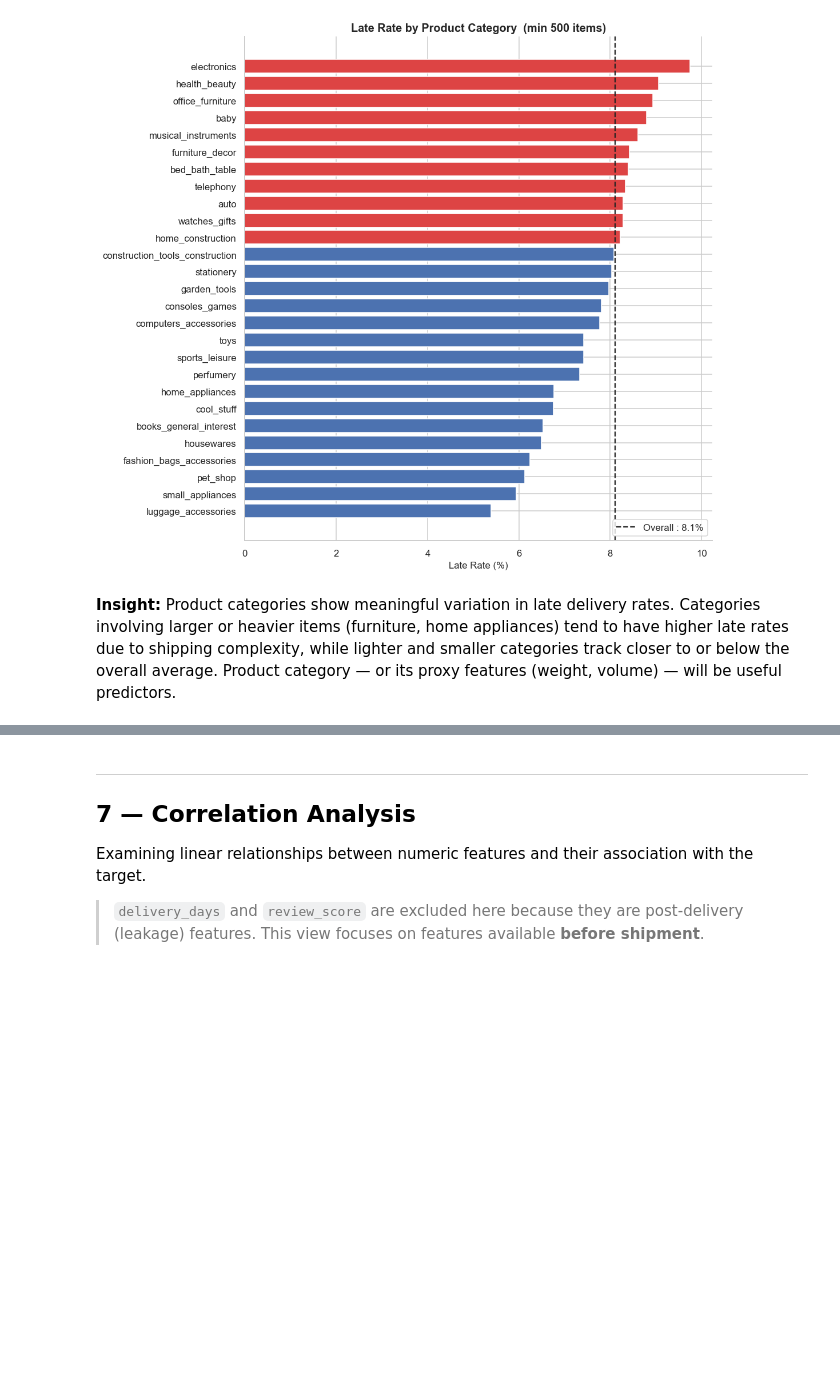
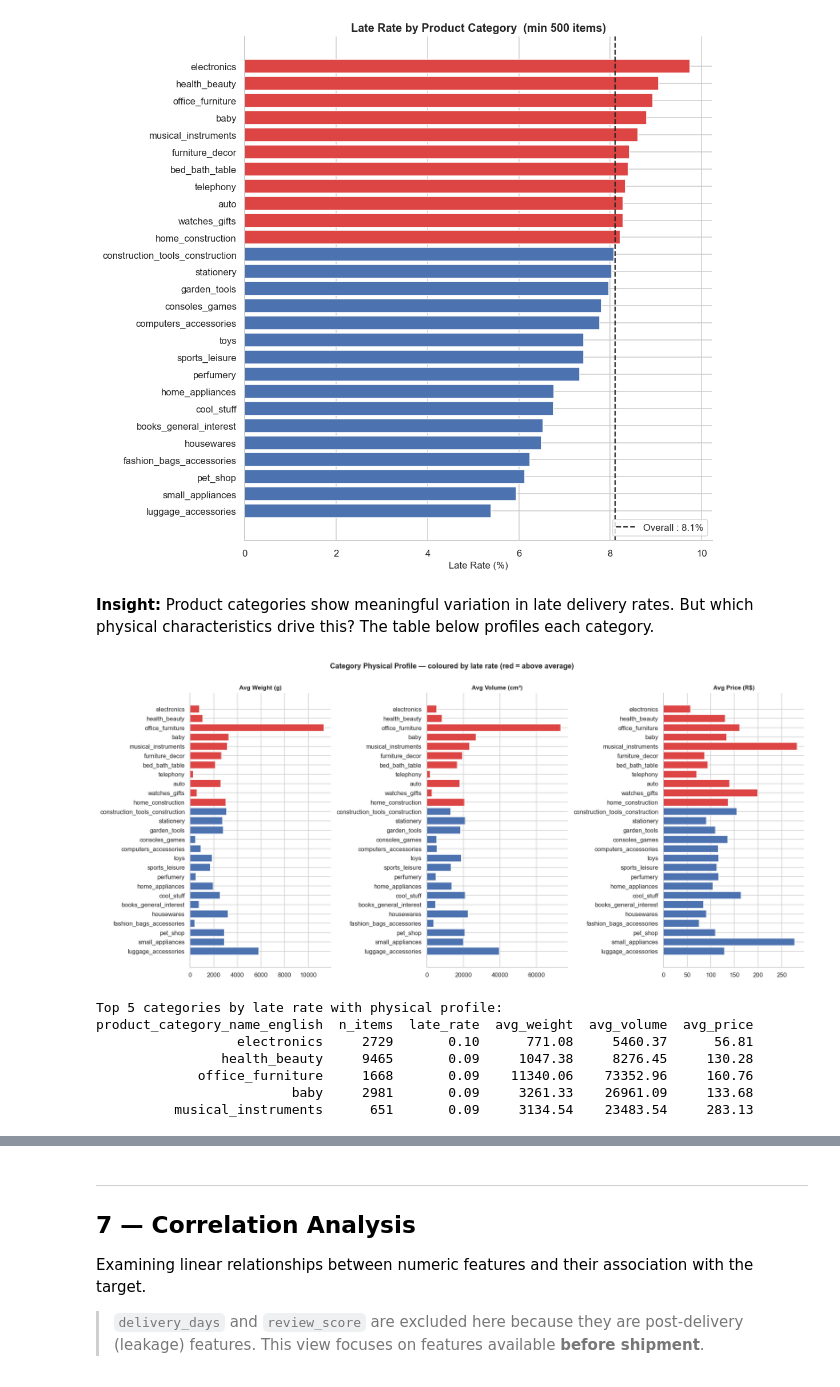
Before and after one commit to Ameed2/capstone-project3, a Jupyter notebook: notebooks/03_eda.ipynb, the cells around one changed output, grey strips where cells are left out. Saved outputs shown, nothing was run; the diff lists cells and outputs as text; code cells hidden in the pictures; blank space fills up the shorter version.

```diff
--- a/notebooks/03_eda.ipynb
+++ b/notebooks/03_eda.ipynb
@@ -566,9 +566,52 @@ plt.tight_layout()
 plt.show()
 # %% [output]
 [figure]
-# %% [markdown]
-**Insight:** Product categories show meaningful variation in late delivery rates. Categories
-involving larger or heavier items (furniture, home appliances) tend to have higher late rates
-due to shipping complexity, while lighter and smaller categories track closer to or below
-the overall average. Product category — or its proxy features (weight, volume) — will be
-useful predictors.
+# %% [markdown]
+**Insight:** Product categories show meaningful variation in late delivery rates.
+But which physical characteristics drive this? The table below profiles each category.
+# %%
+cat_profile = (
+    items_with_target
+    .groupby('product_category_name_english')
+    .agg(
+        n_items    = ('order_id', 'count'),
+        late_rate  = ('is_late', 'mean'),
+        avg_weight = ('product_weight_g', 'mean'),
+        avg_volume = ('product_volume_cm3', 'mean'),
+        avg_price  = ('price', 'mean'),
+    )
+    .reset_index()
+)
+cat_profile = cat_profile[cat_profile['n_items'] >= 500].sort_values('late_rate', ascending=False)
+
+fig, axes = plt.subplots(1, 3, figsize=(18, 8))
+y = cat_profile['product_category_name_english']
+colors = [LATE_C if r > df['is_late'].mean() else ON_TIME_C for r in cat_profile['late_rate']]
+
+for ax, col, title, fmt in zip(
+    axes,
+    ['avg_weight', 'avg_volume', 'avg_price'],
+    ['Avg Weight (g)', 'Avg Volume (cm³)', 'Avg Price (R$)'],
+    ['{:,.0f}', '{:,.0f}', 'R${:,.0f}']
+):
+    ax.barh(y, cat_profile[col], color=colors, edgecolor='white')
+    ax.set_title(title, fontsize=11)
+    ax.invert_yaxis()
+    sns.despine(ax=ax)
+
+plt.suptitle('Category Physical Profile — coloured by late rate (red = above average)',
+             fontweight='bold', fontsize=13, y=1.01)
+plt.tight_layout()
+plt.show()
+
+print('Top 5 categories by late rate with physical profile:')
+print(cat_profile.head().to_string(index=False, float_format='{:.2f}'.format))
+# %% [output]
+[figure, added]
+Top 5 categories by late rate with physical profile:
+product_category_name_english  n_items  late_rate  avg_weight  avg_volume  avg_price
+                  electronics     2729       0.10      771.08     5460.37      56.81
+                health_beauty     9465       0.09     1047.38     8276.45     130.28
+             office_furniture     1668       0.09    11340.06    73352.96     160.76
+                         baby     2981       0.09     3261.33    26961.09     133.68
+          musical_instruments      651       0.09     3134.54    23483.54     283.13
```
Also changed, not shown: parts of 8 cells of this notebook, 31 other files.
